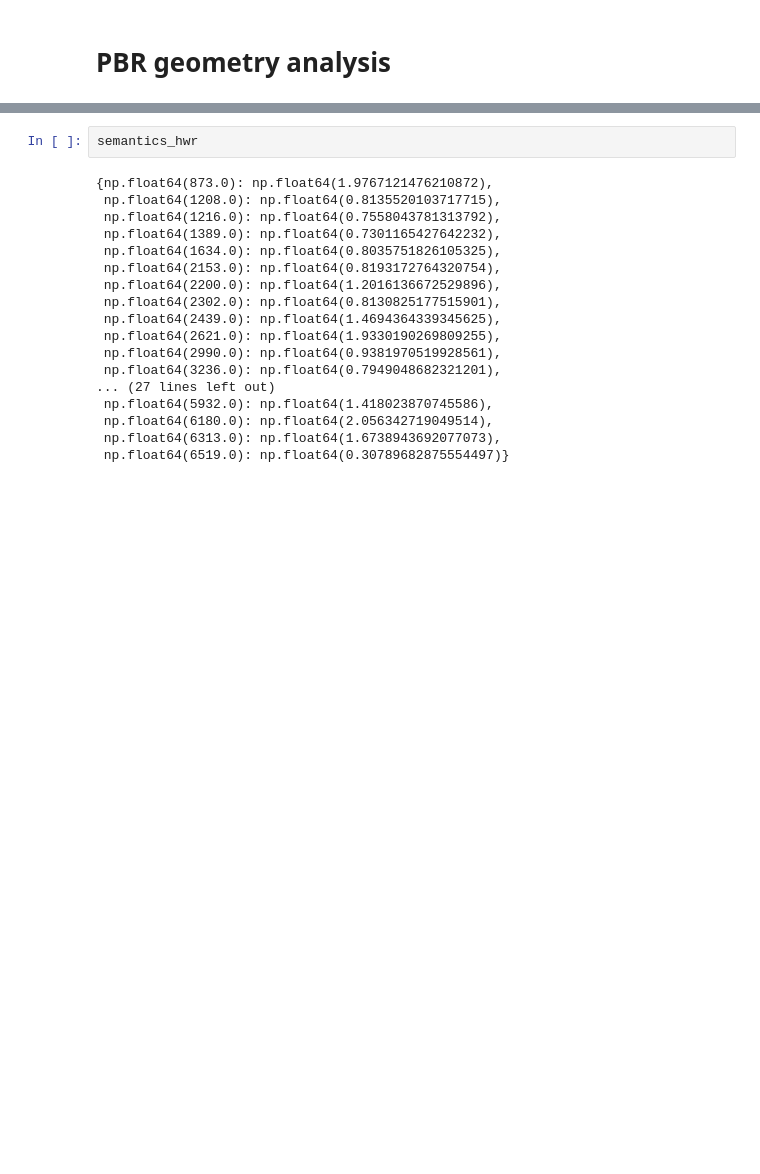
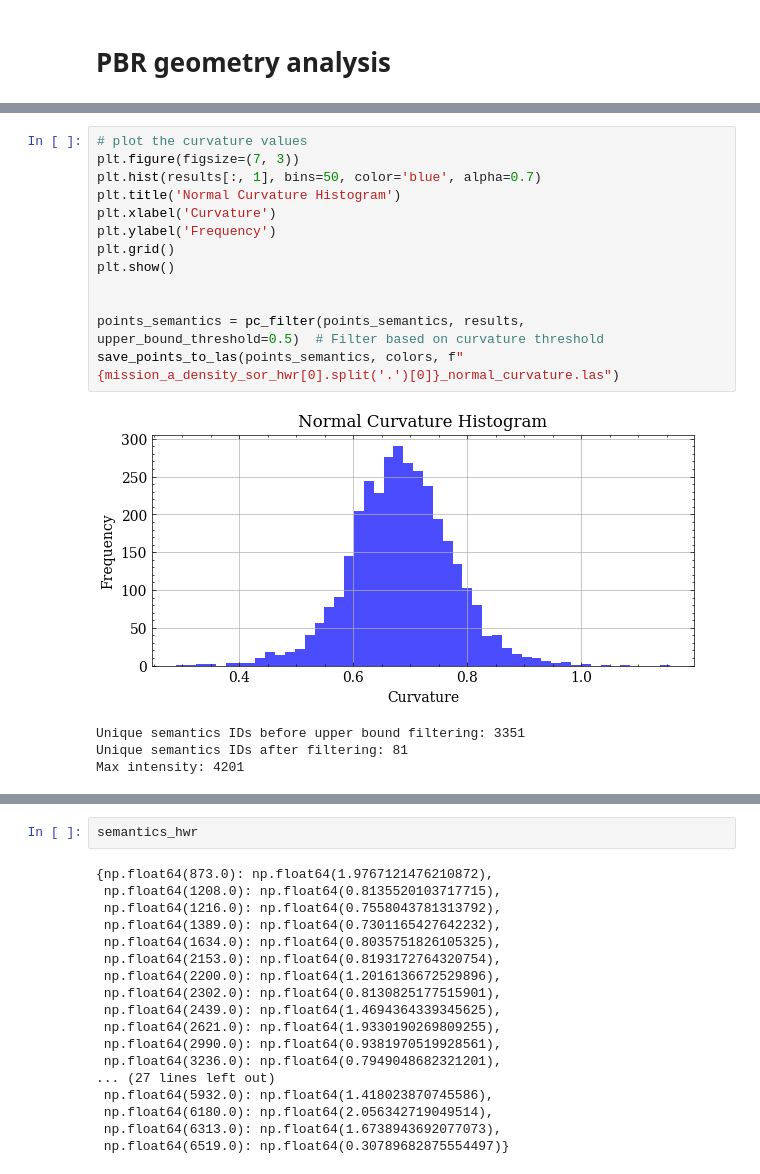
Before and after one commit to ZhiangChen/PBR_statistics, a Jupyter notebook: pbr_analysis.ipynb, the cells around one changed output, grey strips where cells are left out. Cells and saved outputs as stored; diff of their text form; blank space fills up the shorter version.

```diff
--- a/pbr_analysis.ipynb
+++ b/pbr_analysis.ipynb
@@ -422,0 +234,18 @@ plt.show()
+# %%
+# plot the curvature values
+plt.figure(figsize=(7, 3))
+plt.hist(results[:, 1], bins=50, color='blue', alpha=0.7)
+plt.title('Normal Curvature Histogram')
+plt.xlabel('Curvature')
+plt.ylabel('Frequency')
+plt.grid()
+plt.show()
+
+
+points_semantics = pc_filter(points_semantics, results, upper_bound_threshold=0.5)  # Filter based on curvature threshold
+save_points_to_las(points_semantics, colors, f"{mission_a_density_sor_hwr[0].split('.')[0]}_normal_curvature.las")
+# %% [output]
+[figure, added]
+Unique semantics IDs before upper bound filtering: 3351
+Unique semantics IDs after filtering: 81
+Max intensity: 4201
```
Also changed, not shown: parts of 35 cells of this notebook, 3 other files.
